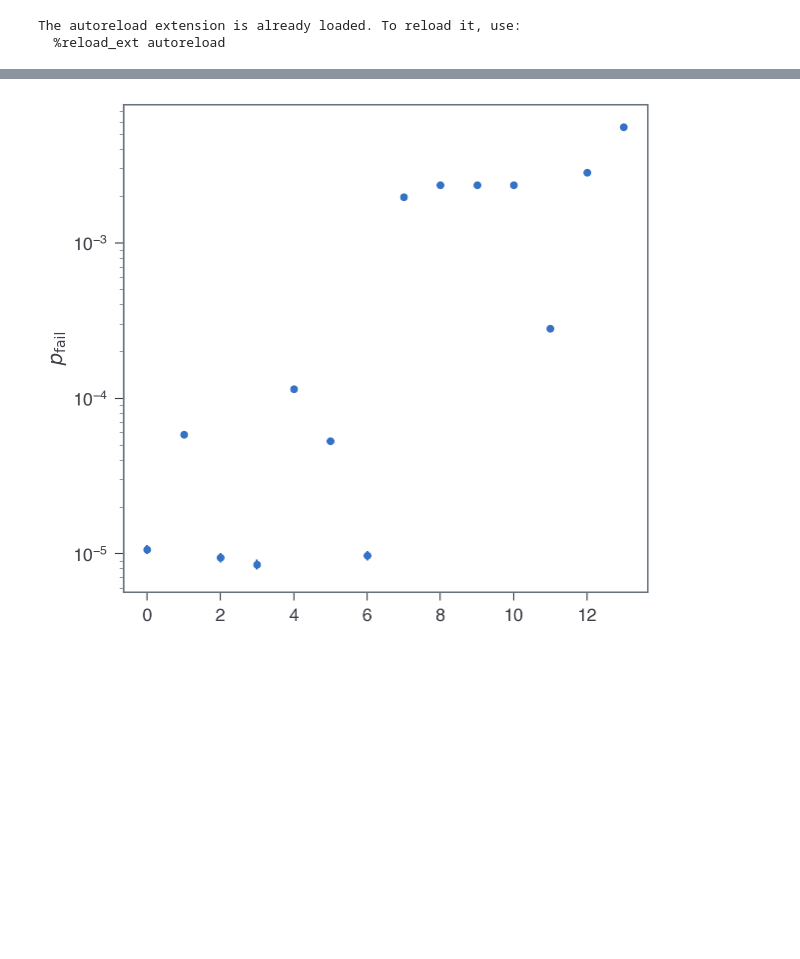
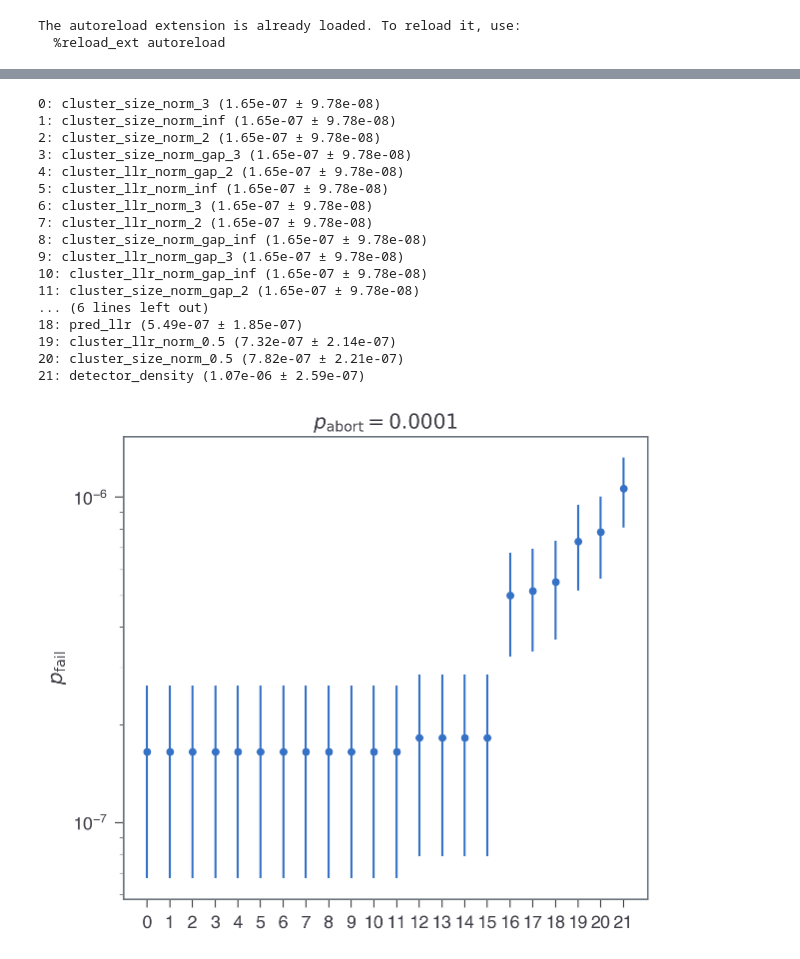
Before and after one commit to seokhyung-lee/ldpc-post-selection, a Jupyter notebook: simulations/analysis/bb_code_analysis_criteria_comparison.ipynb, the cells around one changed output, grey strips where cells are left out. Drawn from its saved outputs; the diff is of its cells as text; code cells hidden in the pictures; blank space fills up the shorter version.

```diff
--- a/simulations/analysis/bb_code_analysis_criteria_comparison.ipynb
+++ b/simulations/analysis/bb_code_analysis_criteria_comparison.ipynb
@@ -131,9 +127,9 @@ Aggregating data for pred_llr with ascending_confidence=False...
 # %%
-from collect_bb_simulation_data import get_df_ps
+from simulation_data_utils import get_df_ps
 
 df_ps_dict = {}
-for by, df_agg in df_agg_dict.items():
-    df_ps = get_df_ps(df_agg, ascending_confidence=ascending_confidences[by])
+for by, (df_agg, ascending_confidence) in df_agg_dict.items():
+    df_ps = get_df_ps(df_agg, ascending_confidence=ascending_confidence)
     df_ps_dict[by] = df_ps
 # %%
 def error_band_plot(
@@ -152,5 +150,7 @@ def error_band_plot(
 # %%
-fig, ax = plt.subplots(figsize=(DFT_FIG_WIDTH, 8))
+fig, ax = plt.subplots(figsize=(DFT_FIG_WIDTH, 10))
+
+T = 12
 
 i = 0
 data_plots = {}
@@ -162,8 +162,8 @@ for by, df_ps in df_ps_dict.items():
 
     df_ps = df_ps.sort_values(by=p_abort_col)
     p_abort = df_ps[p_abort_col].values
-    p_fail = df_ps[p_fail_col].values
-    delta_p_fail = df_ps[delta_p_fail_col].values
+    p_fail = df_ps[p_fail_col].values / T
+    delta_p_fail = df_ps[delta_p_fail_col].values / T
     data_plots[by] = (p_abort, p_fail, delta_p_fail)
 
     error_band_plot(
@@ -173,13 +173,12 @@ for by, df_ps in df_ps_dict.items():
         color=COLORS(i % 10),
         linestyle="-" if i < 10 else "--",
         label=by,
-        y_factor=1 / 12,
         ax=ax,
     )
     i += 1
 
-# ax.set_xscale("log")
-ax.set_xlim(0, 1)
+ax.set_xscale("log")
+# ax.set_xlim(0, 1)
 ax.set_yscale("log")
 ax.legend()
 ax.set_ylim(1e-9, 1)
@@ -193,26 +192,58 @@ fig.tight_layout()
 # %%
-target = 0.2
-labels, y_vals, y_errs = [], [], []
+target = 1e-4
+bys, y_vals, y_errs = [], [], []
 
-for label, (p_abort, p_fail, delta_p_fail) in data_plots.items():
+for by, (p_abort, p_fail, delta_p_fail) in data_plots.items():
     idx = np.where(p_abort <= target)[0]
     if len(idx):
         sel = idx[-1]
     else:
         sel = 0
-    labels.append(label)
+    bys.append(by)
     y_vals.append(p_fail[sel])
     y_errs.append(delta_p_fail[sel])
 
-x_pos = np.arange(len(labels))
+sort_inds = np.argsort(y_vals)
+by_sorted = [bys[i] for i in sort_inds]
+y_vals_sorted = [y_vals[i] for i in sort_inds]
+y_errs_sorted = [y_errs[i] for i in sort_inds]
+
+for i, by in enumerate(by_sorted):
+    print(f"{i}: {by} ({y_vals_sorted[i]:.2e} ± {y_errs_sorted[i]:.2e})")
+
+x_pos = np.arange(len(bys))
 
 plt.errorbar(
-    x_pos, y_vals, yerr=y_errs, fmt="o", capsize=5, lw=1.5, markeredgecolor="k"
+    x_pos,
+    y_vals_sorted,
+    yerr=y_errs_sorted,
+    fmt="o",
+    capsize=5,
+    lw=1.5,
+    markeredgecolor="k",
 )
-# plt.xticks(x_pos, labels)
+plt.title(rf"$p_\mathrm{{abort}} = {target}$")
+plt.xticks(x_pos, x_pos)
 plt.ylabel(r"$p_{\mathrm{fail}}$")
 plt.yscale("log")
 plt.tight_layout()
 plt.show()
 # %% [output]
+0: cluster_size_norm_3 (1.65e-07 ± 9.78e-08)
+1: cluster_size_norm_inf (1.65e-07 ± 9.78e-08)
+2: cluster_size_norm_2 (1.65e-07 ± 9.78e-08)
+3: cluster_size_norm_gap_3 (1.65e-07 ± 9.78e-08)
+4: cluster_llr_norm_gap_2 (1.65e-07 ± 9.78e-08)
+5: cluster_llr_norm_inf (1.65e-07 ± 9.78e-08)
+6: cluster_llr_norm_3 (1.65e-07 ± 9.78e-08)
+7: cluster_llr_norm_2 (1.65e-07 ± 9.78e-08)
+8: cluster_size_norm_gap_inf (1.65e-07 ± 9.78e-08)
+9: cluster_llr_norm_gap_3 (1.65e-07 ± 9.78e-08)
+10: cluster_llr_norm_gap_inf (1.65e-07 ± 9.78e-08)
+11: cluster_size_norm_gap_2 (1.65e-07 ± 9.78e-08)
+... (6 lines left out)
+18: pred_llr (5.49e-07 ± 1.85e-07)
+19: cluster_llr_norm_0.5 (7.32e-07 ± 2.14e-07)
+20: cluster_size_norm_0.5 (7.82e-07 ± 2.21e-07)
+21: detector_density (1.07e-06 ± 2.59e-07)
-[figure, old version]
+[figure, new version]
```
Also changed, not shown: parts of 4 cells of this notebook, 10 other files.
